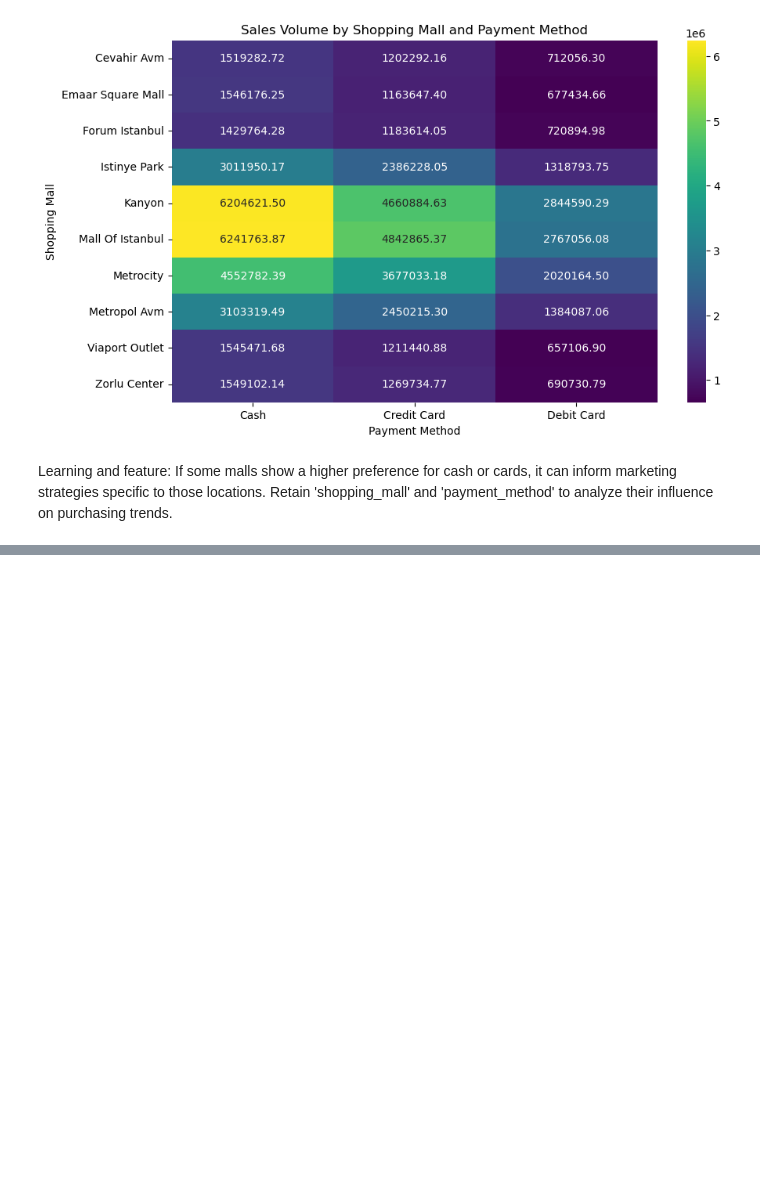
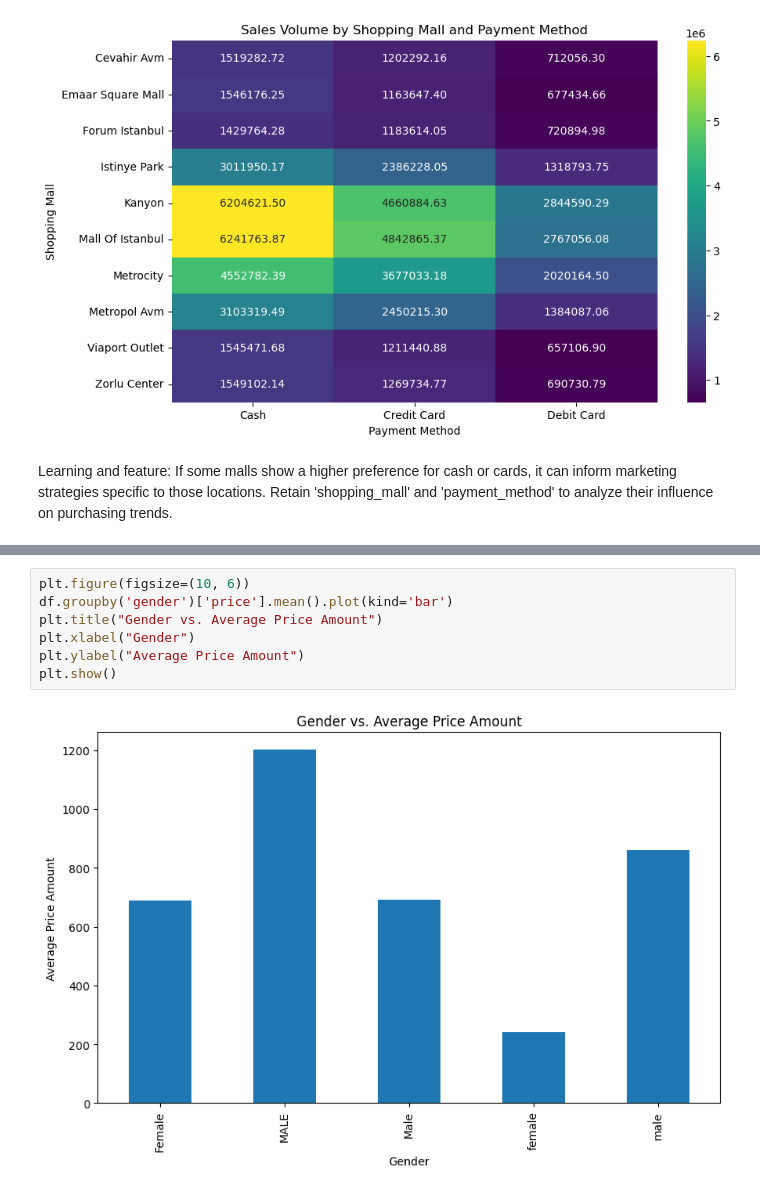
Before and after one commit to adnansadar/Customer-Segmentation-and-Purchase-Behavior-Prediction-for-Retail-Businesses, a Jupyter notebook: phase1.ipynb, the cells around one changed output, grey strips where cells are left out. Saved outputs shown, nothing was run; the diff lists cells and outputs as text; blank space fills up the shorter version.

```diff
--- a/phase1.ipynb
+++ b/phase1.ipynb
@@ -684,0 +758,9 @@ Learning and feature: If some malls show a higher preference for cash or cards,
+# %%
+plt.figure(figsize=(10, 6))
+df.groupby('gender')['price'].mean().plot(kind='bar')
+plt.title("Gender vs. Average Price Amount")
+plt.xlabel("Gender")
+plt.ylabel("Average Price Amount")
+plt.show()
+# %% [output]
+[figure, added]
```
Also changed, not shown: parts of 11 cells of this notebook.
